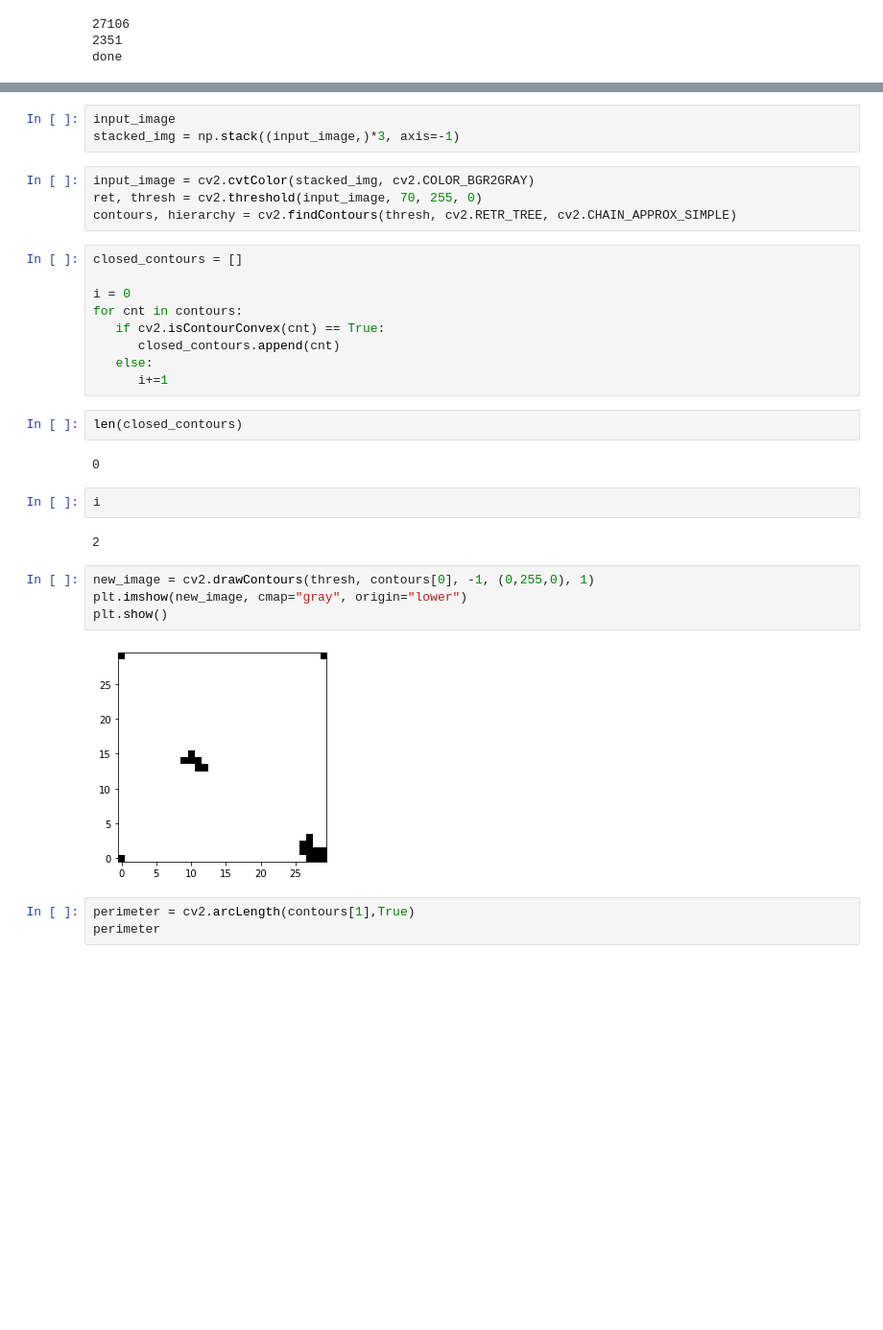
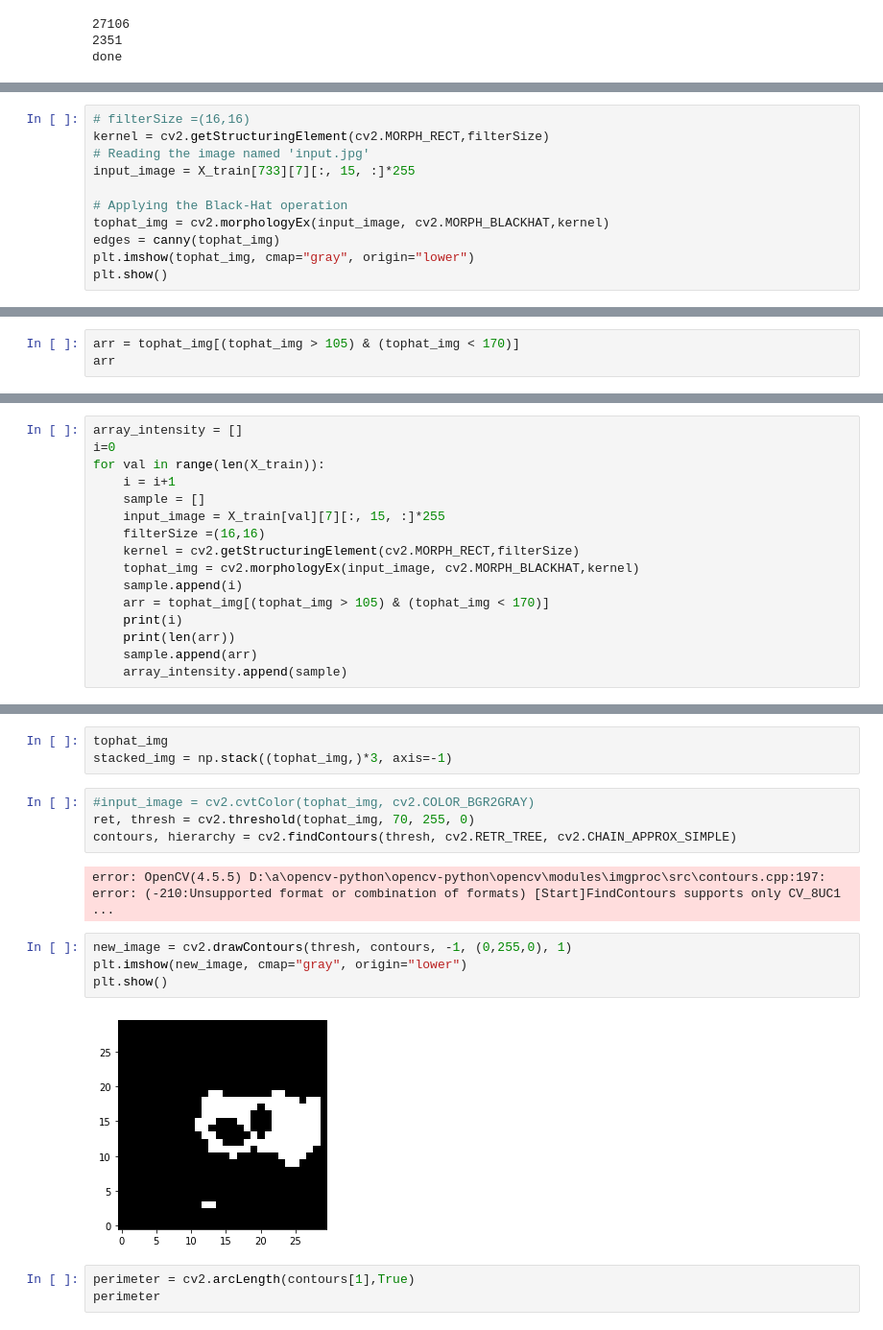
Before and after one commit to ellenwang1/ew-honoursthesis, a Jupyter notebook: Code/rf_iter_4.ipynb, the cells around one changed output, grey strips where cells are left out. Shown: that part at 96% size. Cells and saved outputs as stored; diff of their text form; blank space fills up the shorter version.

Commit message:
add first filter

```diff
--- a/Code/rf_iter_4.ipynb
+++ b/Code/rf_iter_4.ipynb
@@ -279,0 +286,11 @@ plt.show()
+# %%
+# filterSize =(16,16)
+kernel = cv2.getStructuringElement(cv2.MORPH_RECT,filterSize)
+# Reading the image named 'input.jpg'
+input_image = X_train[733][7][:, 15, :]*255
+
+# Applying the Black-Hat operation
+tophat_img = cv2.morphologyEx(input_image, cv2.MORPH_BLACKHAT,kernel)
+edges = canny(tophat_img)
+plt.imshow(tophat_img, cmap="gray", origin="lower")
+plt.show()
@@ -279,0 +299,3 @@ plt.show()
+# %%
+arr = tophat_img[(tophat_img > 105) & (tophat_img < 170)]
+arr
@@ -279,0 +324,16 @@ plt.show()
+# %%
+array_intensity = []
+i=0
+for val in range(len(X_train)):
+    i = i+1
+    sample = []
+    input_image = X_train[val][7][:, 15, :]*255
+    filterSize =(16,16)
+    kernel = cv2.getStructuringElement(cv2.MORPH_RECT,filterSize)
+    tophat_img = cv2.morphologyEx(input_image, cv2.MORPH_BLACKHAT,kernel)
+    sample.append(i)
+    arr = tophat_img[(tophat_img > 105) & (tophat_img < 170)]
+    print(i)
+    print(len(arr))
+    sample.append(arr)
+    array_intensity.append(sample)
@@ -280,33 +370,18 @@ plt.show()
 # %%
-input_image
-stacked_img = np.stack((input_image,)*3, axis=-1)
+tophat_img
+stacked_img = np.stack((tophat_img,)*3, axis=-1)
 # %%
-input_image = cv2.cvtColor(stacked_img, cv2.COLOR_BGR2GRAY)
-ret, thresh = cv2.threshold(input_image, 70, 255, 0)
+#input_image = cv2.cvtColor(tophat_img, cv2.COLOR_BGR2GRAY)
+ret, thresh = cv2.threshold(tophat_img, 70, 255, 0)
 contours, hierarchy = cv2.findContours(thresh, cv2.RETR_TREE, cv2.CHAIN_APPROX_SIMPLE)
+# %% [output]
+error: OpenCV(4.5.5) D:\a\opencv-python\opencv-python\opencv\modules\imgproc\src\contours.cpp:197: error: (-210:Unsupported format or combination of formats) [Start]FindContours supports only CV_8UC1  ...
-# %%
-closed_contours = []
-
-i = 0
-for cnt in contours:
-   if cv2.isContourConvex(cnt) == True:
-      closed_contours.append(cnt)
-   else:
-      i+=1
-# %%
-len(closed_contours)
-# %% [output]
-0
-# %%
-i
-# %% [output]
-2
 # %%
-new_image = cv2.drawContours(thresh, contours[0], -1, (0,255,0), 1)
+new_image = cv2.drawContours(thresh, contours, -1, (0,255,0), 1)
 plt.imshow(new_image, cmap="gray", origin="lower")
 plt.show()
 # %% [output]
-[figure, old version]
+[figure, new version]
 # %%
 perimeter = cv2.arcLength(contours[1],True)
 perimeter
```
Also changed, not shown: parts of 8 cells of this notebook, 1 other file.
